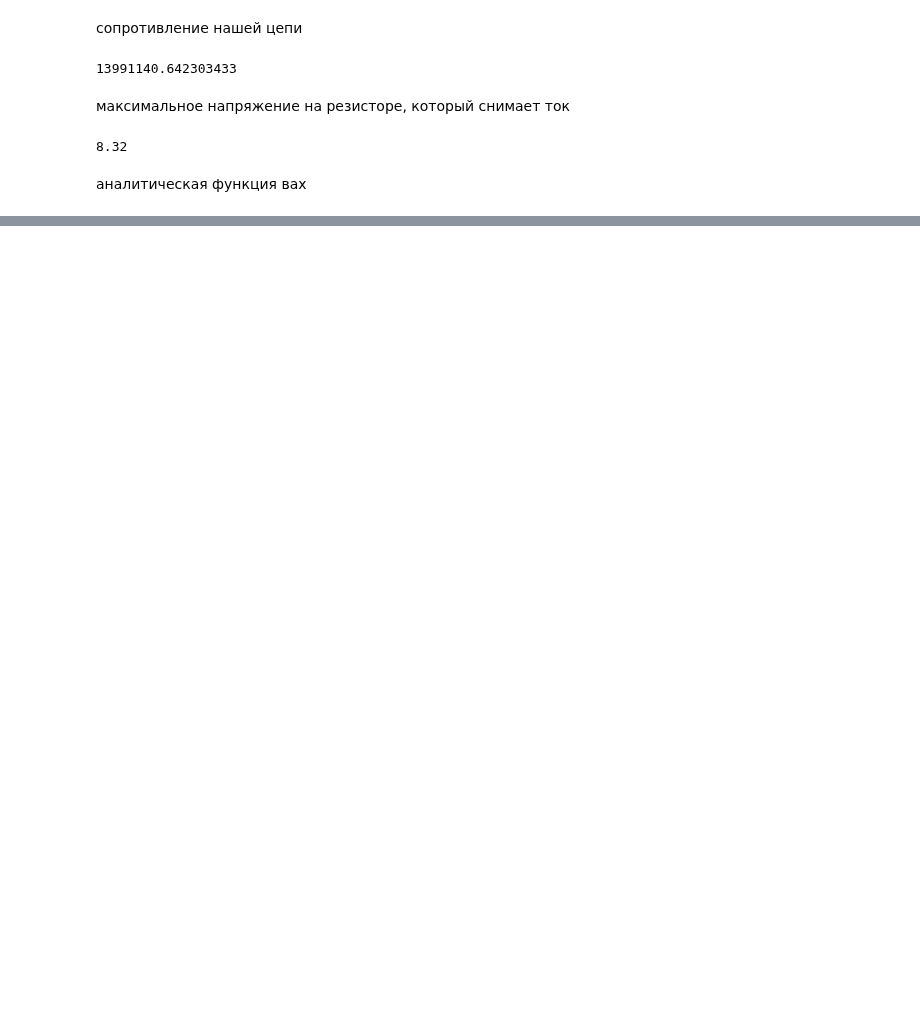
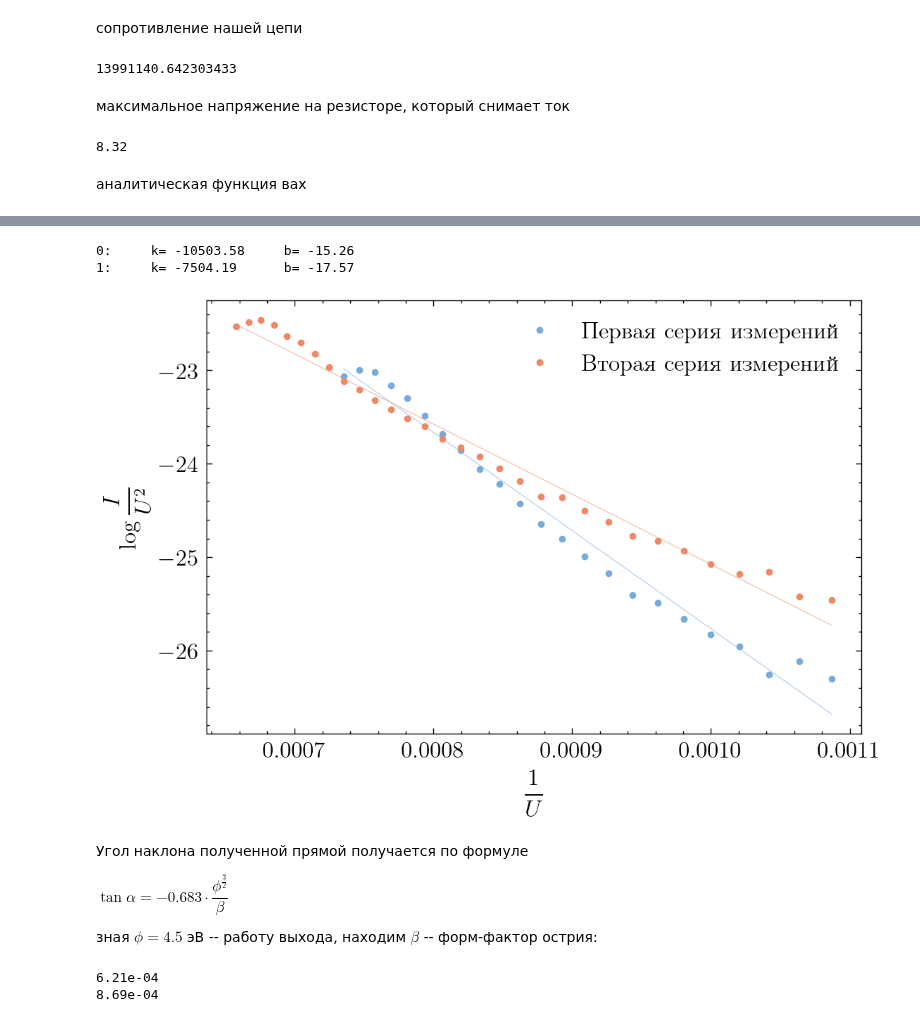
Before and after one commit to gleblug/experiment-automation, a Jupyter notebook: vaki-autoelectron-emission/plots.ipynb, the cells around one changed output, grey strips where cells are left out. Cells and saved outputs as stored; diff of their text form; code cells hidden in the pictures; blank space fills up the shorter version.

```diff
--- a/vaki-autoelectron-emission/plots.ipynb
+++ b/vaki-autoelectron-emission/plots.ipynb
@@ -74 +96,38 @@ plt.show()
+# %%
+opt_arr = []
+for num, (ex_name, line) in enumerate(zip(experiment_names, ex_result)):
+    x = 1 / line["Voltage"]
+    y = np.log(line["Current"]) - 2 * np.log(line["Voltage"])
+
+    popt, pcov = curve_fit(line_func, x, y)
+    print(f"{num}:     k= {popt[0]:.2f}\tb= {popt[1]:.2f}")
+    opt_arr.append(popt)
+
+    plt.plot(x, y, ls="", marker=".", markersize=5, color=f"C{num}", label=ex_name)
+    plt.plot(x, line_func(x, *popt), lw=0.5, alpha=.5, color=f"C{num}")
+
+plt.xlabel(r"$\dfrac 1 U$")
+plt.ylabel(r"$\log \dfrac I {U^2}$")
+
+plt.legend()
+plt.savefig("rising-NORDGAME-FAULER.png")
+plt.show()
+# %% [output]
+0:     k= -10503.58     b= -15.26
+1:     k= -7504.19      b= -17.57
+[figure, added]
+# %% [markdown]
+Угол наклона полученной прямой получается по формуле
+
+$\tan \alpha = -0.683 \cdot \dfrac {\phi^\frac 3 2} \beta$
+
+зная $\phi = 4.5$ эВ -- работу выхода, находим $\beta$ -- форм-фактор острия:
+# %%
+for opt in opt_arr:
+    tan_a = opt[0]
+    beta = -0.683 * (4.5**(3/2)) / tan_a
+    print(f"{beta:.2e}")
+# %% [output]
+6.21e-04
+8.69e-04
 # %%
```
Also changed, not shown: parts of 6 cells of this notebook, 5 other files.
